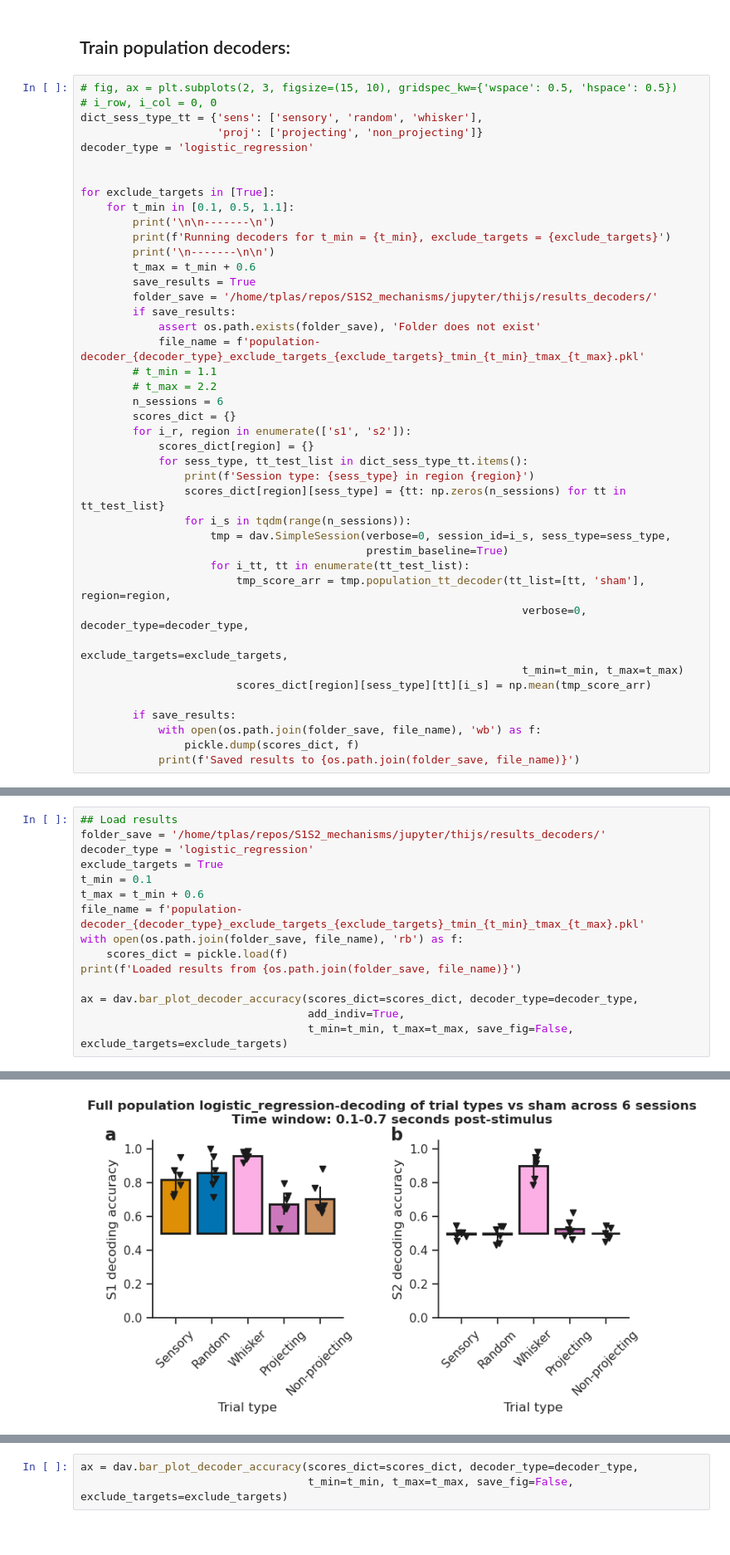
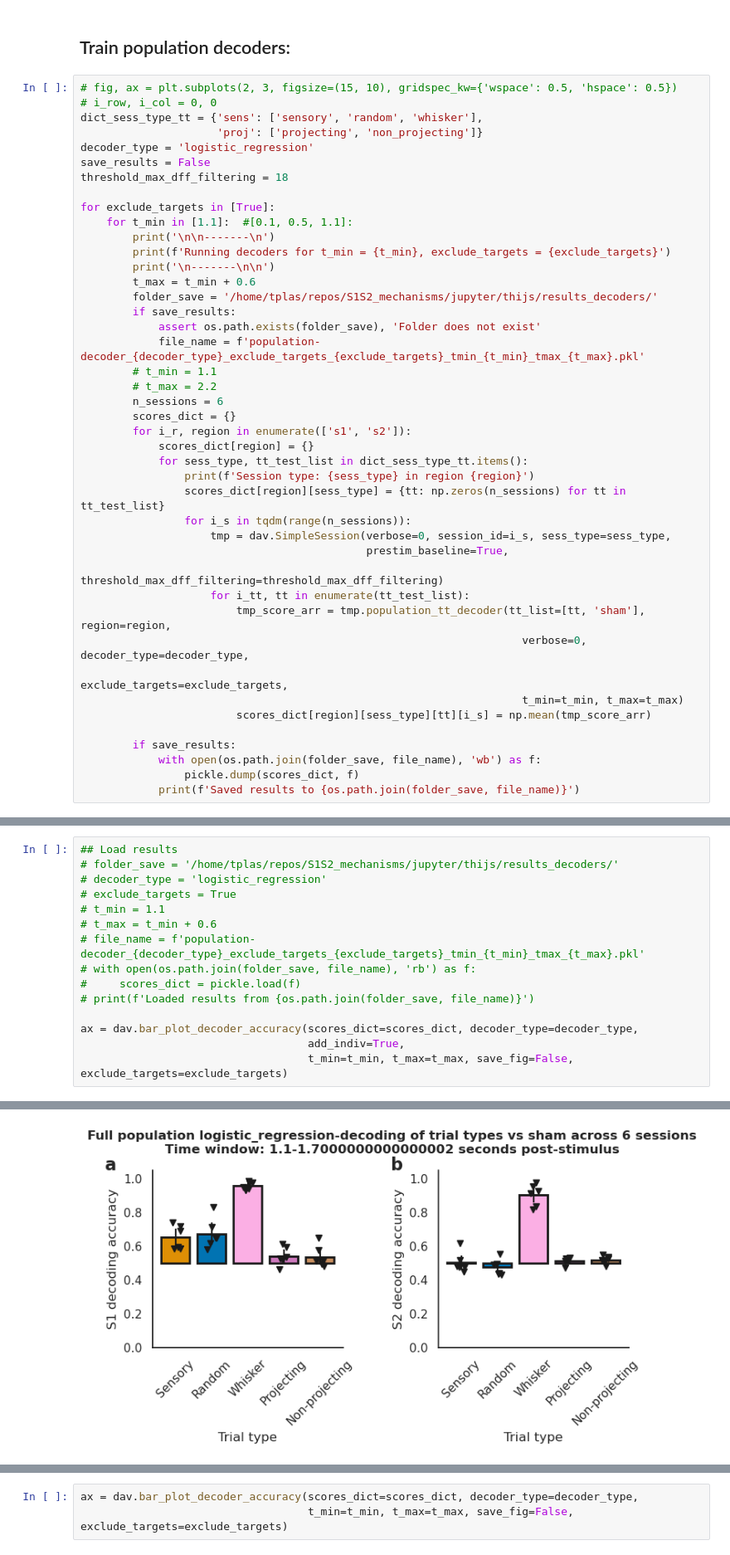
Before and after one commit to Packer-Lab/S1S2_mechanisms, a Jupyter notebook: jupyter/thijs/Decoding analysis.ipynb, the cells around one changed output, grey strips where cells are left out. Shown at 83% size. Cells and saved outputs as stored; diff of their text form.

Commit message:
pop decoding with differnet filtering threshold

```diff
--- a/jupyter/thijs/Decoding analysis.ipynb
+++ b/jupyter/thijs/Decoding analysis.ipynb
@@ -67,15 +68,15 @@ Data variables:
 dict_sess_type_tt = {'sens': ['sensory', 'random', 'whisker'],
                      'proj': ['projecting', 'non_projecting']}
 decoder_type = 'logistic_regression'
-
+save_results = False
+threshold_max_dff_filtering = 18
 
 for exclude_targets in [True]:
-    for t_min in [0.1, 0.5, 1.1]:
+    for t_min in [1.1]:  #[0.1, 0.5, 1.1]:
         print('\n\n-------\n')
         print(f'Running decoders for t_min = {t_min}, exclude_targets = {exclude_targets}')
         print('\n-------\n\n')
         t_max = t_min + 0.6
-        save_results = True
         folder_save = '/home/tplas/repos/S1S2_mechanisms/jupyter/thijs/results_decoders/'
         if save_results:
             assert os.path.exists(folder_save), 'Folder does not exist'
@@ -91,7 +92,8 @@ for exclude_targets in [True]:
                 scores_dict[region][sess_type] = {tt: np.zeros(n_sessions) for tt in tt_test_list}
                 for i_s in tqdm(range(n_sessions)):
                     tmp = dav.SimpleSession(verbose=0, session_id=i_s, sess_type=sess_type,
-                                            prestim_baseline=True)
+                                            prestim_baseline=True,
+                                            threshold_max_dff_filtering=threshold_max_dff_filtering)
                     for i_tt, tt in enumerate(tt_test_list):
                         tmp_score_arr = tmp.population_tt_decoder(tt_list=[tt, 'sham'], region=region,
                                                                     verbose=0, decoder_type=decoder_type,
@@ -127,14 +138,14 @@ WARNING: time window adjusted to 1.1 - 1.7 to avoid whisker stim
 # %%
 ## Load results
-folder_save = '/home/tplas/repos/S1S2_mechanisms/jupyter/thijs/results_decoders/'
-decoder_type = 'logistic_regression'
-exclude_targets = True
-t_min = 0.1
-t_max = t_min + 0.6
-file_name = f'population-decoder_{decoder_type}_exclude_targets_{exclude_targets}_tmin_{t_min}_tmax_{t_max}.pkl'
-with open(os.path.join(folder_save, file_name), 'rb') as f:
-    scores_dict = pickle.load(f)
-print(f'Loaded results from {os.path.join(folder_save, file_name)}')
+# folder_save = '/home/tplas/repos/S1S2_mechanisms/jupyter/thijs/results_decoders/'
+# decoder_type = 'logistic_regression'
+# exclude_targets = True
+# t_min = 1.1
+# t_max = t_min + 0.6
+# file_name = f'population-decoder_{decoder_type}_exclude_targets_{exclude_targets}_tmin_{t_min}_tmax_{t_max}.pkl'
+# with open(os.path.join(folder_save, file_name), 'rb') as f:
+#     scores_dict = pickle.load(f)
+# print(f'Loaded results from {os.path.join(folder_save, file_name)}')
 
 ax = dav.bar_plot_decoder_accuracy(scores_dict=scores_dict, decoder_type=decoder_type,
                                    add_indiv=True,
@@ -144,4 +154,4 @@ Loaded results from /home/tplas/repos/S1S2_mechanisms/jupyter/thijs/results_deco
-[figure, old version]
+[figure, new version]
 # %%
 scores_dict
 # %% [output]
```
Also changed, not shown: parts of 4 cells of this notebook, 1 other file.
